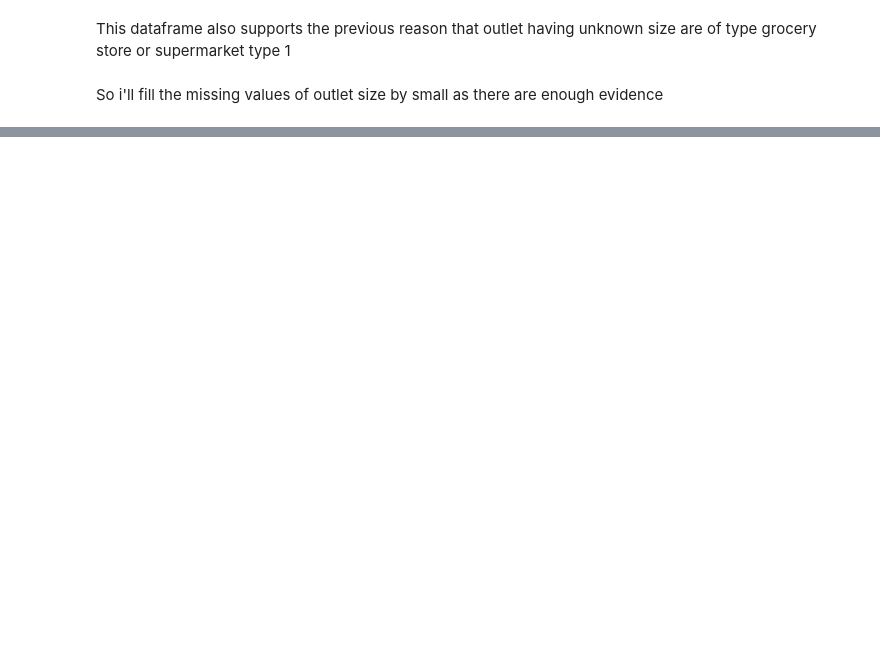
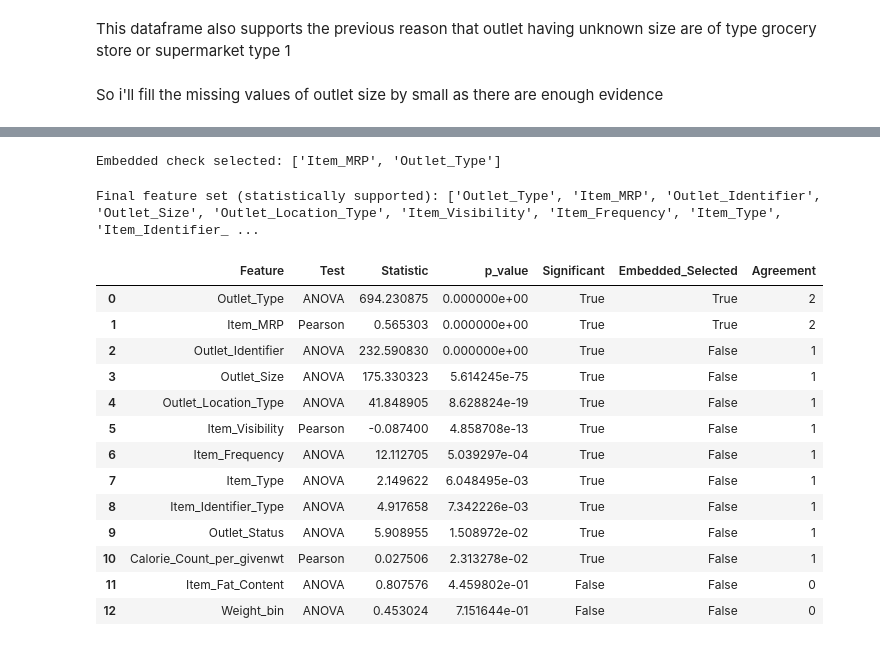
Before and after one commit to rajukan/ml-capstones, a Jupyter notebook: bigmart/Big-mart-sales-prediction.ipynb, the cells around one changed output, grey strips where cells are left out. Drawn from its saved outputs; the diff is of its cells as text; code cells hidden in the pictures; blank space fills up the shorter version.

```diff
--- a/bigmart/Big-mart-sales-prediction.ipynb
+++ b/bigmart/Big-mart-sales-prediction.ipynb
@@ -1744,0 +560,5 @@ In this competition we have current rank of 121
+# %%
+##dropping as item_identifier_type already captures
+X_train = X_train.drop(columns=['Item_Identifier'])
+X_test = X_test.drop(columns=['Item_Identifier'])
+df_test = df_test.drop(columns=['Item_Identifier'])
@@ -1744,0 +634,3 @@ In this competition we have current rank of 121
+# %%
+anova_df = pd.DataFrame(results).sort_values('p_value').reset_index(drop=True)
+anova_df
@@ -1744,0 +702,52 @@ In this competition we have current rank of 121
+# %%
+from sklearn.linear_model import LinearRegression
+from sklearn.feature_selection import SelectFromModel
+from sklearn.preprocessing import StandardScaler
+
+# Fresh full-column scale for this check only -- dedup changed which side of the
+# Item_Visibility/log_visibility and Calorie_Count_per_givenwt/log_Calorie pairs
+# survived, so the scale_features list from step 7 no longer covers the right columns.
+X_train_scaled = pd.DataFrame(
+    StandardScaler().fit_transform(X_train),
+    columns=X_train.columns,
+    index=X_train.index,
+)
+
+embedded_selector = SelectFromModel(LinearRegression())
+embedded_selector.fit(X_train_scaled, y_train_series)
+
+embedded_selected = X_train.columns[embedded_selector.get_support()].tolist()
+print(f"Embedded check selected: {embedded_selected}")
+# %% [output]
+Embedded check selected: ['Item_MRP', 'Outlet_Type']
+# %%
+min_agreement = 1  # 2 = only the strictest consensus features; 1 = also keep single-method signals
+
+summary = anova_df.copy()
+summary['Significant'] = summary['p_value'] < 0.05
+summary['Embedded_Selected'] = summary['Feature'].isin(embedded_selected)
+summary['Agreement'] = summary['Significant'].astype(int) + summary['Embedded_Selected'].astype(int)
+
+summary = summary.sort_values(['Agreement', 'p_value'], ascending=[False, True]).reset_index(drop=True)
+
+final_features = summary.loc[summary['Agreement'] >= min_agreement, 'Feature'].tolist()
+print(f"Final feature set (statistically supported): {final_features}")
+# %% [output]
+Final feature set (statistically supported): ['Outlet_Type', 'Item_MRP', 'Outlet_Identifier', 'Outlet_Size', 'Outlet_Location_Type', 'Item_Visibility', 'Item_Frequency', 'Item_Type', 'Item_Identifier_ ...
+# %%
+summary
+# %% [output]
+|  | Feature | Test | Statistic | p_value | Significant | Embedded_Selected | Agreement |
+| 0 | Outlet_Type | ANOVA | 694.230875 | 0.000000e+00 | True | True | 2 |
+| 1 | Item_MRP | Pearson | 0.565303 | 0.000000e+00 | True | True | 2 |
+| 2 | Outlet_Identifier | ANOVA | 232.590830 | 0.000000e+00 | True | False | 1 |
+| 3 | Outlet_Size | ANOVA | 175.330323 | 5.614245e-75 | True | False | 1 |
+| 4 | Outlet_Location_Type | ANOVA | 41.848905 | 8.628824e-19 | True | False | 1 |
+| 5 | Item_Visibility | Pearson | -0.087400 | 4.858708e-13 | True | False | 1 |
+| 6 | Item_Frequency | ANOVA | 12.112705 | 5.039297e-04 | True | False | 1 |
+| 7 | Item_Type | ANOVA | 2.149622 | 6.048495e-03 | True | False | 1 |
+| 8 | Item_Identifier_Type | ANOVA | 4.917658 | 7.342226e-03 | True | False | 1 |
+| 9 | Outlet_Status | ANOVA | 5.908955 | 1.508972e-02 | True | False | 1 |
+| 10 | Calorie_Count_per_givenwt | Pearson | 0.027506 | 2.313278e-02 | True | False | 1 |
+| 11 | Item_Fat_Content | ANOVA | 0.807576 | 4.459802e-01 | False | False | 0 |
+| 12 | Weight_bin | ANOVA | 0.453024 | 7.151644e-01 | False | False | 0 |
```
Also changed, not shown: parts of 322 cells of this notebook, 3 other files.
